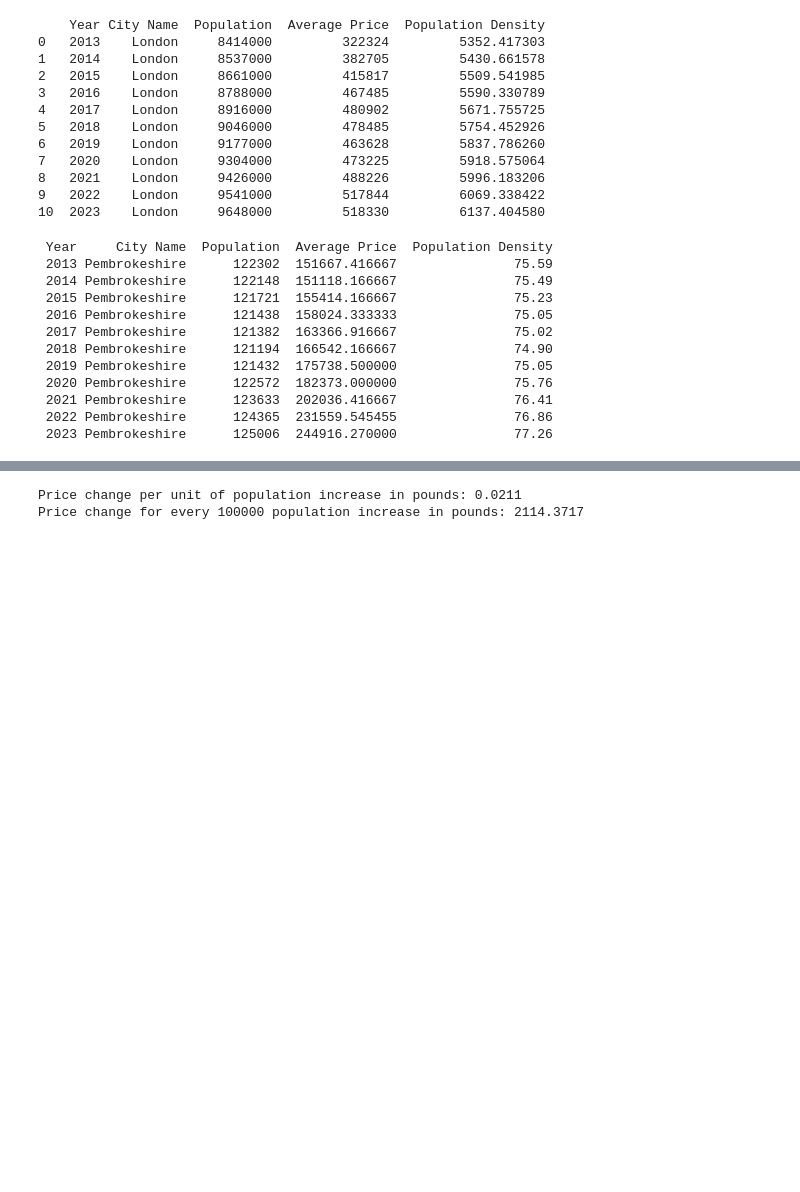
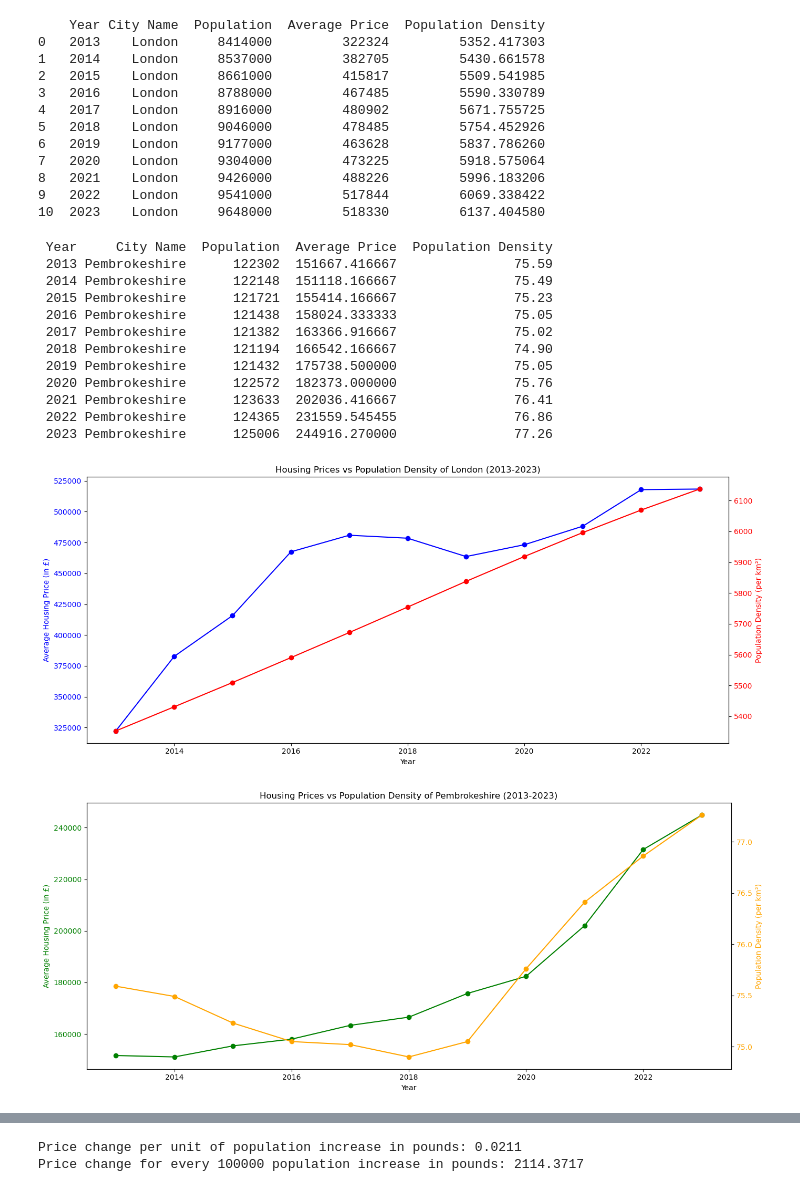
Before and after one commit to tuanady/Population-Density-and-Housing-Prices-in-the-UK, a Jupyter notebook: Housing Prices and Population/data_wrangling.ipynb, the cells around one changed output, grey strips where cells are left out. Saved outputs shown, nothing was run; the diff lists cells and outputs as text; code cells hidden in the pictures; blank space fills up the shorter version.

Commit message:
created a graph for urban vs rural

```diff
--- a/Housing Prices and Population/data_wrangling.ipynb
+++ b/Housing Prices and Population/data_wrangling.ipynb
@@ -311,25 +300,25 @@ pembrokeshire_data["Year"] = pembrokeshire_data["Year"].astype(int)
 pembrokeshire_data = pembrokeshire_data[(pembrokeshire_data["Year"] >= 2013) & (pembrokeshire_data["Year"] <= 2023)]
 
 # Load prices data
-prices_data = pd.read_csv("pembrokeshire_prices.csv")
+pembrokeshire_prices_data = pd.read_csv("pembrokeshire_prices.csv")
 
 # Process prices data to get yearly average prices
-prices_data["Period"] = pd.to_datetime(prices_data["Period"])
-prices_yearly = prices_data.groupby(prices_data["Period"].dt.year)["Average price All property types"].mean().reset_index()
+pembrokeshire_prices_data["Period"] = pd.to_datetime(pembrokeshire_prices_data["Period"])
+prices_yearly = pembrokeshire_prices_data.groupby(pembrokeshire_prices_data["Period"].dt.year)["Average price All property types"].mean().reset_index()
 prices_yearly.columns = ["Year", "Average Price"]
 
 # Ensure Year column is of type int
 prices_yearly["Year"] = prices_yearly["Year"].astype(int)
 
 # Merge population and prices data
-merged_data = pd.merge(pembrokeshire_data, prices_yearly, on="Year", how="inner")
+pembrokeshire_merged_data = pd.merge(pembrokeshire_data, prices_yearly, on="Year", how="inner")
 
 # Add a Population Density column
 area = 1618  # Area of Pembrokeshire in square kilometers
-merged_data["Population Density"] = (merged_data["Population"] / area).round(2)
+pembrokeshire_merged_data["Population Density"] = (pembrokeshire_merged_data["Population"] / area).round(2)
 
 # Use a quadratic trend for better prediction
-price_trend = np.polyfit(merged_data["Year"], merged_data["Average Price"], 2)
+price_trend = np.polyfit(pembrokeshire_merged_data["Year"], pembrokeshire_merged_data["Average Price"], 2)
 price_predictor = np.poly1d(price_trend)
 
 # Predict 2023 price using the quadratic trend
@@ -343,16 +332,16 @@ new_row = {
     "Average Price": round(predicted_price_2023, 2),
     "Population Density": round(population_2023 / area, 2),
 }
-merged_data = pd.concat([merged_data, pd.DataFrame([new_row])], ignore_index=True)
+pembrokeshire_merged_data = pd.concat([pembrokeshire_merged_data, pd.DataFrame([new_row])], ignore_index=True)
 
 # Add City Name column
-merged_data.insert(1, "City Name", "Pembrokeshire")
+pembrokeshire_merged_data.insert(1, "City Name", "Pembrokeshire")
 
 # Ensure data is sorted by Year in ascending order
-merged_data = merged_data.sort_values(by="Year", ascending=True).reset_index(drop=True)
+pembrokeshire_merged_data = pembrokeshire_merged_data.sort_values(by="Year", ascending=True).reset_index(drop=True)
 
 # Final table
-print(merged_data.to_string(index=False))
+print(pembrokeshire_merged_data.to_string(index=False))
 # %% [output]
  Year     City Name  Population  Average Price  Population Density
  2013 Pembrokeshire      122302  151667.416667               75.59
@@ -366,6 +355,53 @@ print(merged_data.to_string(index=False))
  2021 Pembrokeshire      123633  202036.416667               76.41
  2022 Pembrokeshire      124365  231559.545455               76.86
  2023 Pembrokeshire      125006  244916.270000               77.26
+# %%
+# Create a figure and axis for London
+fig, ax1 = plt.subplots(figsize=(14, 6))
+
+# Plotting London housing prices on the left y-axis
+ax1.plot(merged_data_london['Year'], merged_data_london['Average Price'], color='blue', label="London Housing Price", marker='o')
+ax1.set_xlabel("Year")
+ax1.set_ylabel("Average Housing Price (in £)", color='blue')
+ax1.tick_params(axis='y', labelcolor='blue')
+ax1.set_title("Housing Prices vs Population Density of London (2013-2023)")
+
+# Create a second y-axis for Population Density
+ax2 = ax1.twinx()
+ax2.plot(merged_data_london['Year'], merged_data_london['Population Density'], color='red', label="London Population Density", marker='o')
+ax2.set_ylabel("Population Density (per km²)", color='red')
+ax2.tick_params(axis='y', labelcolor='red')
+
+# Adjust layout to avoid overlap
+plt.tight_layout()
+
+# Show the plot for London
+plt.show()
+
+# Create a figure and axis for Pembrokeshire
+fig, ax3 = plt.subplots(figsize=(14, 6))
+
+# Plotting Pembrokeshire housing prices on the left y-axis
+ax3.plot(pembrokeshire_merged_data['Year'], pembrokeshire_merged_data['Average Price'], color='green', label="Pembrokeshire Housing Price", marker='o')
+ax3.set_xlabel("Year")
+ax3.set_ylabel("Average Housing Price (in £)", color='green')
+ax3.tick_params(axis='y', labelcolor='green')
+ax3.set_title("Housing Prices vs Population Density of Pembrokeshire (2013-2023)")
+
+# Create a second y-axis for Population Density
+ax4 = ax3.twinx()
+ax4.plot(pembrokeshire_merged_data['Year'], pembrokeshire_merged_data['Population Density'], color='orange', label="Pembrokeshire Population Density", marker='o')
+ax4.set_ylabel("Population Density (per km²)", color='orange')
+ax4.tick_params(axis='y', labelcolor='orange')
+
+# Adjust layout to avoid overlap
+plt.tight_layout()
+
+# Show the plot for Pembrokeshire
+plt.show()
+# %% [output]
+[figure, added]
+[figure, added]
 # %%
 population_data = pd.read_csv("population_data.csv", delimiter=',', quotechar='"')
 
```
Also changed, not shown: parts of 5 cells of this notebook.
